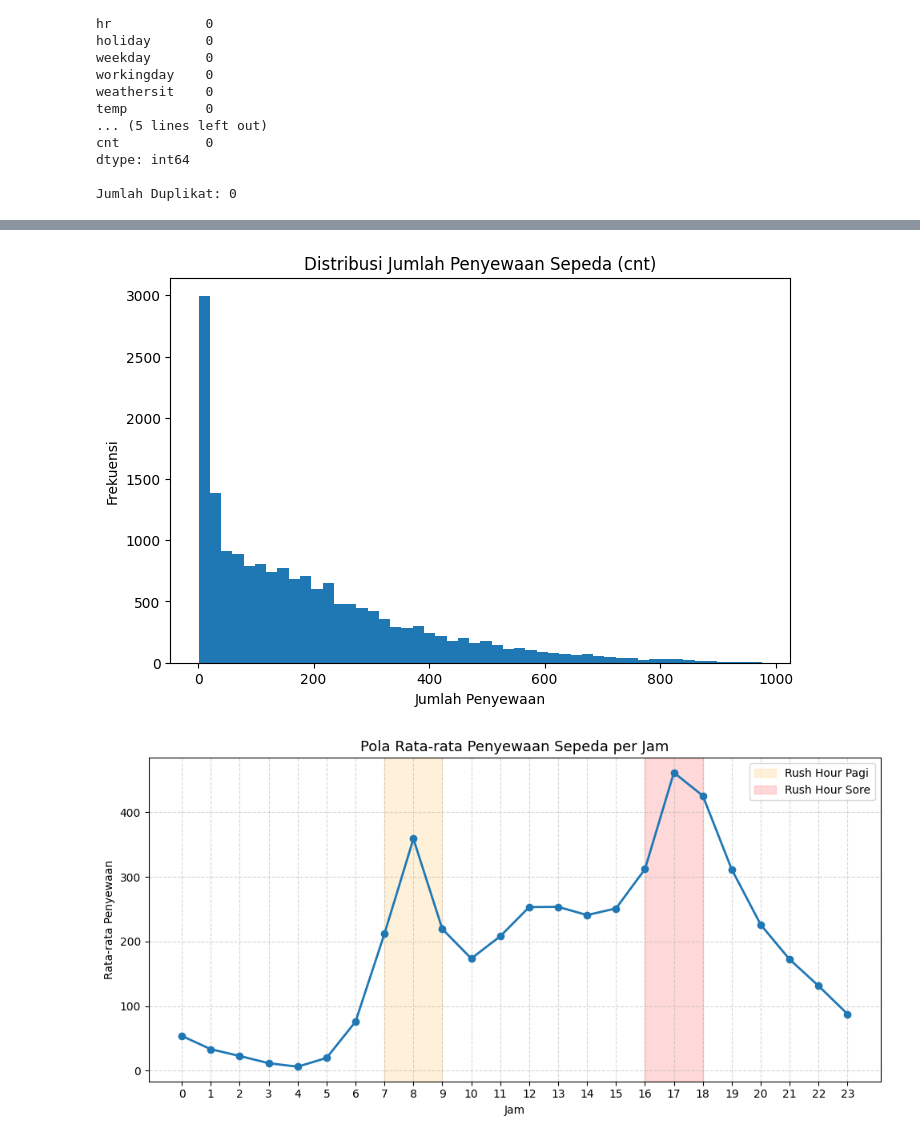
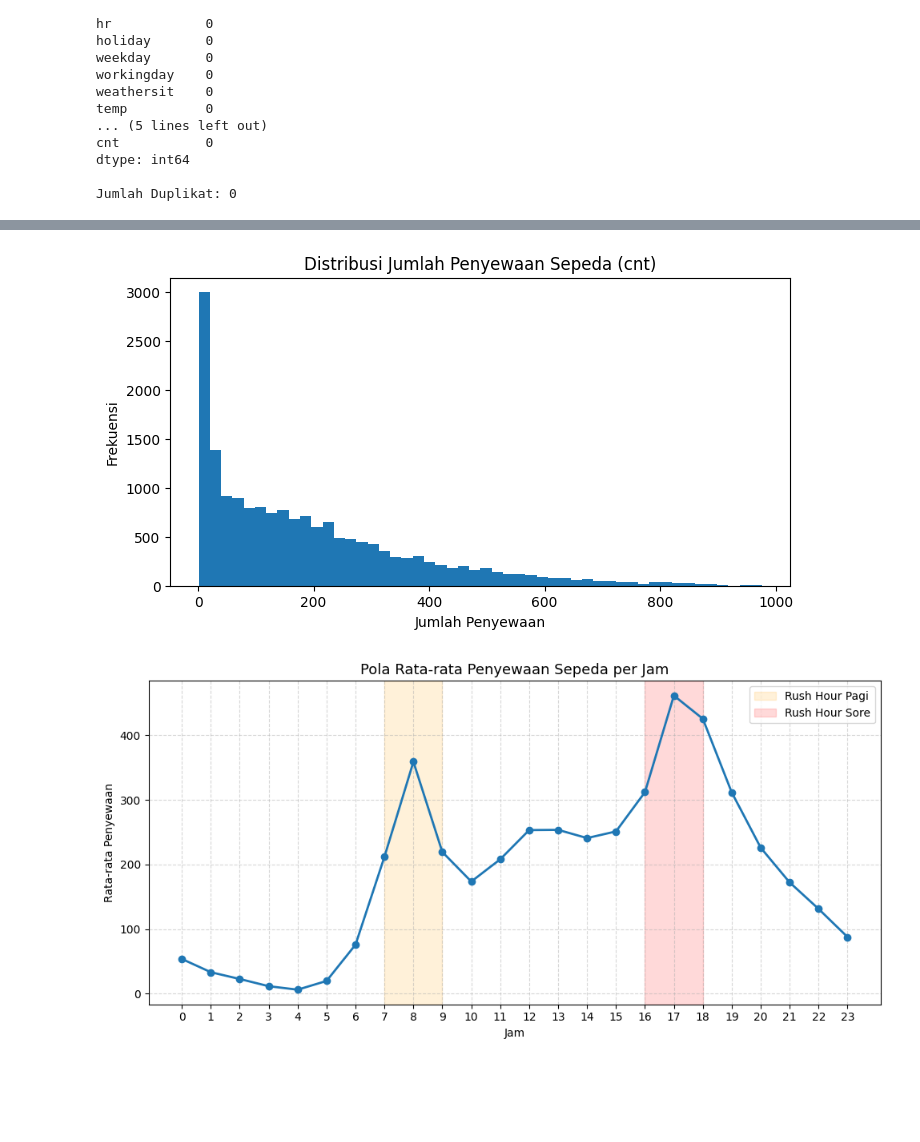
Before and after one commit to reyhanamando35/bike-rent-analysis, a Jupyter notebook: notebooks/eda.ipynb, the cells around one changed output, grey strips where cells are left out. Drawn from its saved outputs; the diff is of its cells as text; code cells hidden in the pictures; blank space fills up the shorter version.

```diff
--- a/notebooks/eda.ipynb
+++ b/notebooks/eda.ipynb
@@ -111,14 +111,15 @@ Describe  Dataset
 | max | 17379.0000 | 2012-12-31 00:00:00 | 4.000000 | 1.000000 | 12.000000 | 23.000000 | 1.000000 | 6.000000 | 1.000000 | 4.000000 | ... |
 | std | 5017.0295 | NaN | 1.106918 | 0.500008 | 3.438776 | 6.914405 | 0.167165 | 2.005771 | 0.465431 | 0.639357 | ... |
 # %%
-plt.figure(figsize=(8,5))
+plt.figure(figsize=(8,4))
 plt.hist(df['cnt'], bins=50)
+
 plt.title("Distribusi Jumlah Penyewaan Sepeda (cnt)")
 plt.xlabel("Jumlah Penyewaan")
 plt.ylabel("Frekuensi")
 plt.show()
 # %% [output]
-[figure, old version]
+[figure, new version]
 # %%
 plt.figure(figsize=(10,5))
 
```
Also changed, not shown: parts of 2 cells of this notebook.
